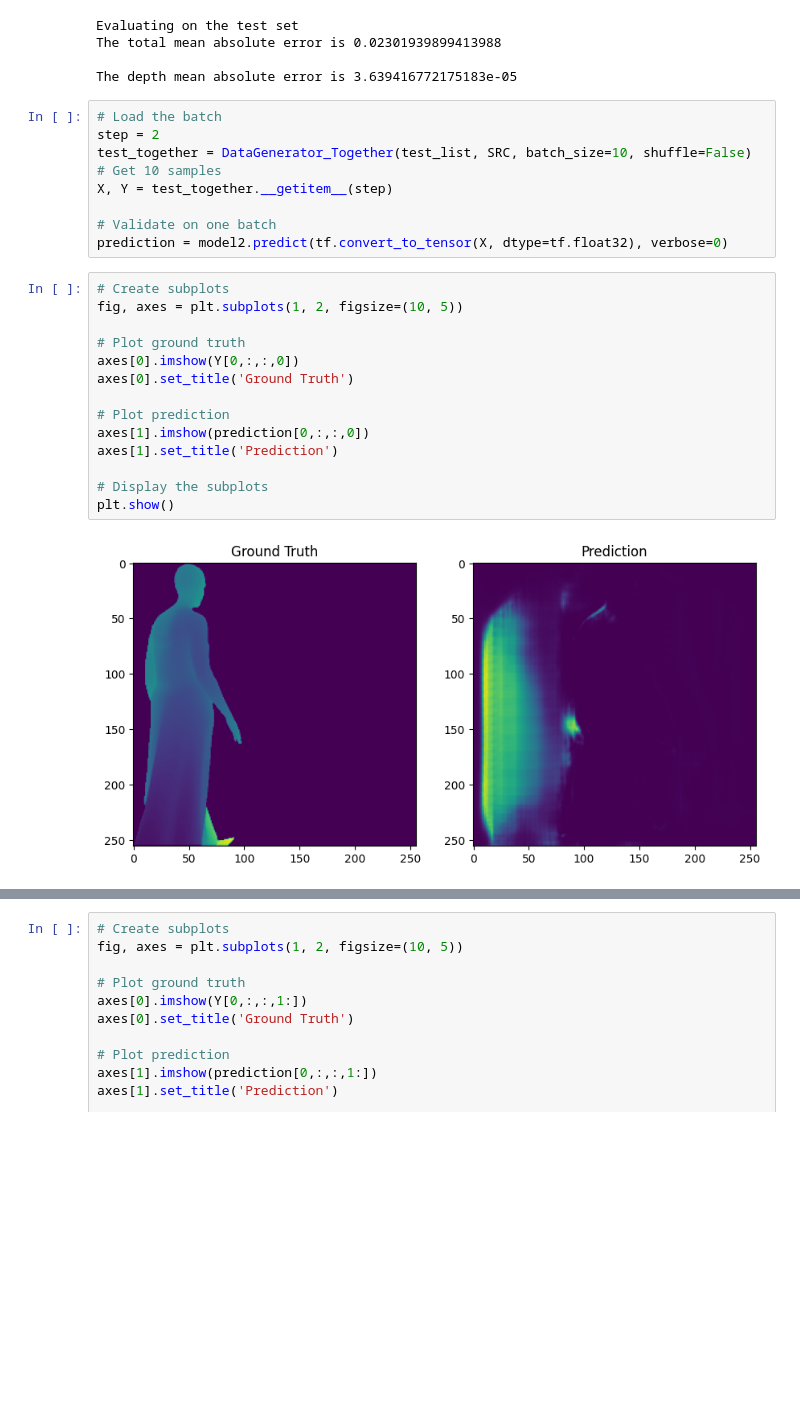
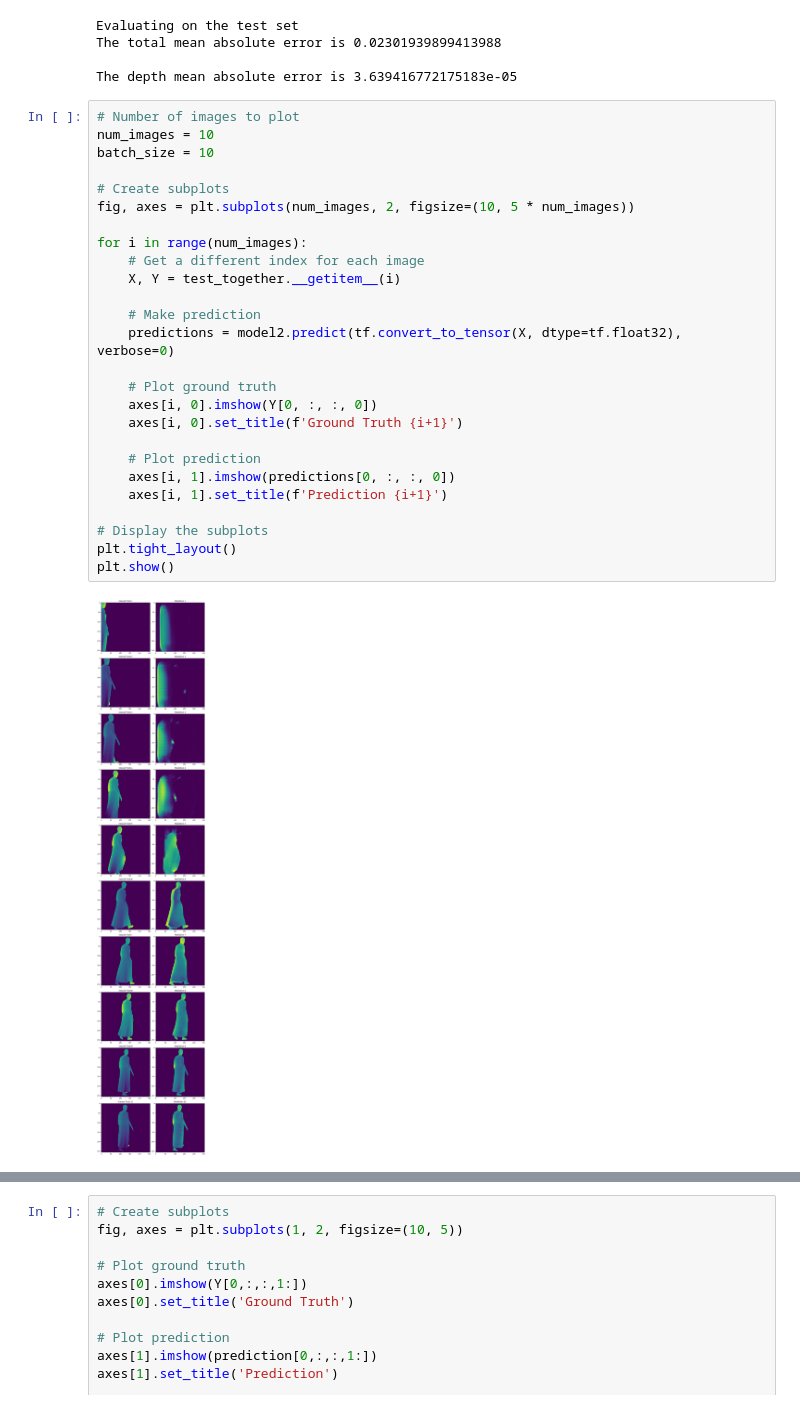
Before and after one commit to UPC-MAI-Master-Projects/OR_DepthEstimation, a Jupyter notebook: train_model_normals.ipynb, the cells around one changed output, grey strips where cells are left out. Drawn from its saved outputs; the diff is of its cells as text; blank space fills up the shorter version.

Commit message:
Plot more normals examples

```diff
--- a/train_model_normals.ipynb
+++ b/train_model_normals.ipynb
@@ -496,28 +496,31 @@ Evaluating on the test set
 The total mean absolute error is 0.02301939899413988
 
 The depth mean absolute error is 3.639416772175183e-05
-# %%
-# Load the batch
-step = 2
-test_together = DataGenerator_Together(test_list, SRC, batch_size=10, shuffle=False)
-# Get 10 samples
-X, Y = test_together.__getitem__(step)
-
-# Validate on one batch
-prediction = model2.predict(tf.convert_to_tensor(X, dtype=tf.float32), verbose=0)
 # %%
+# Number of images to plot
+num_images = 10
+batch_size = 10
+
 # Create subplots
-fig, axes = plt.subplots(1, 2, figsize=(10, 5))
+fig, axes = plt.subplots(num_images, 2, figsize=(10, 5 * num_images))
 
-# Plot ground truth
-axes[0].imshow(Y[0,:,:,0])
-axes[0].set_title('Ground Truth')
+for i in range(num_images):
+    # Get a different index for each image
+    X, Y = test_together.__getitem__(i)
 
-# Plot prediction
-axes[1].imshow(prediction[0,:,:,0])
-axes[1].set_title('Prediction')
+    # Make prediction
+    predictions = model2.predict(tf.convert_to_tensor(X, dtype=tf.float32), verbose=0)
+
+    # Plot ground truth
+    axes[i, 0].imshow(Y[0, :, :, 0])
+    axes[i, 0].set_title(f'Ground Truth {i+1}')
+
+    # Plot prediction
+    axes[i, 1].imshow(predictions[0, :, :, 0])
+    axes[i, 1].set_title(f'Prediction {i+1}')
 
 # Display the subplots
+plt.tight_layout()
 plt.show()
 # %% [output]
-[figure, old version]
+[figure, new version]
```
Also changed, not shown: parts of 1 cell of this notebook.
